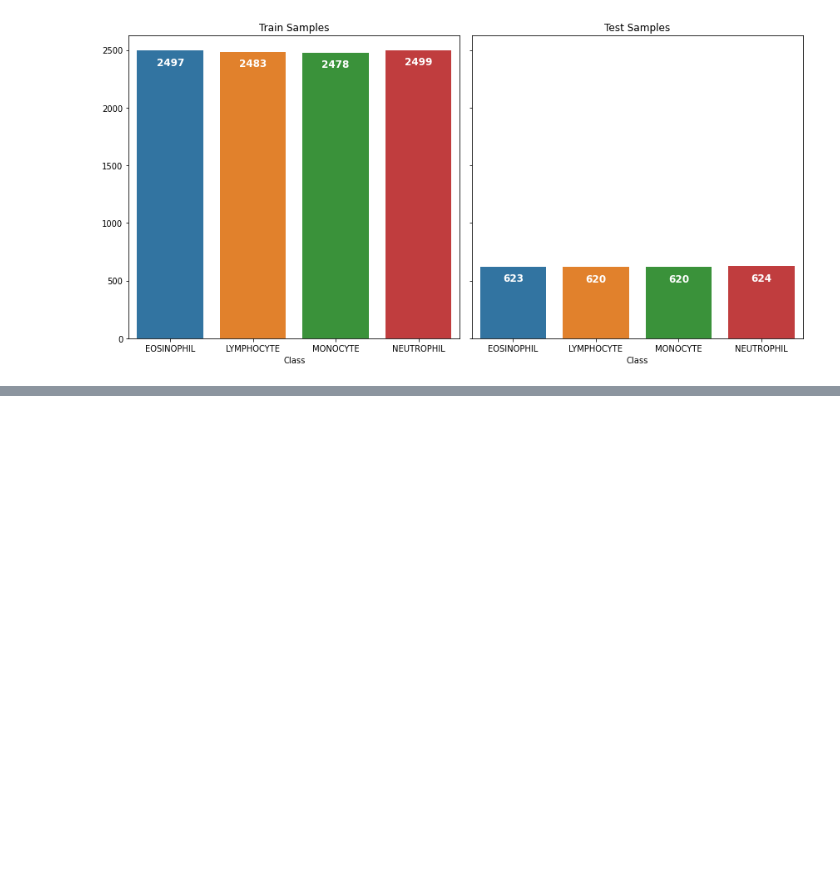
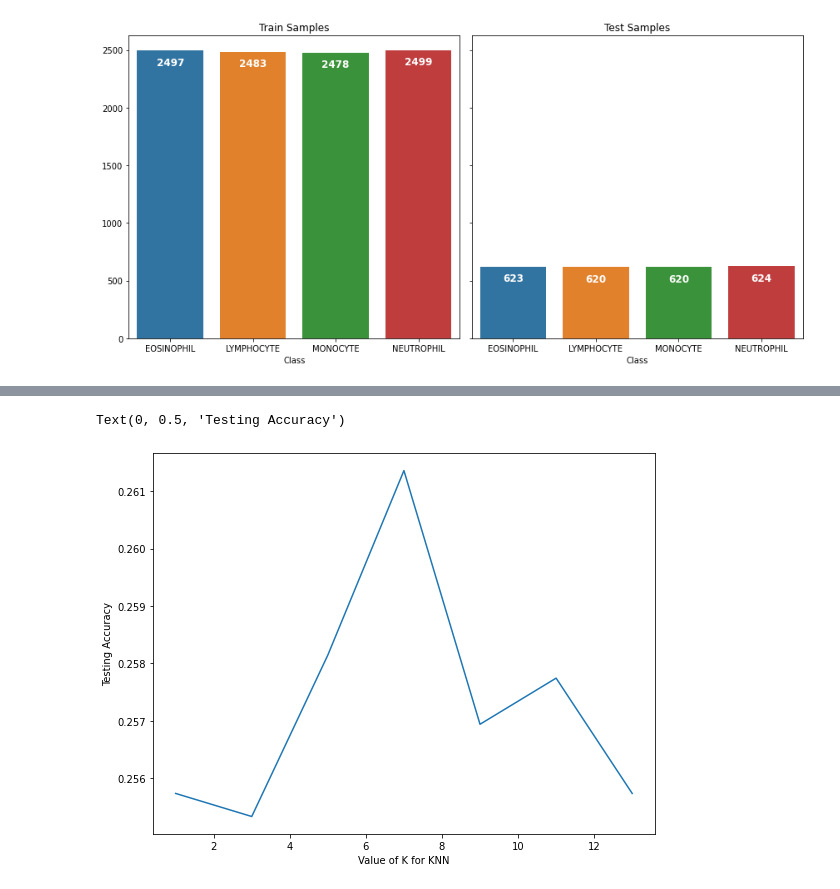
Before and after one commit to noamya-sh/Blood-Cells-ML-Course, a Jupyter notebook: Final Project - Blood cells.ipynb, the cells around one changed output, grey strips where cells are left out. Cells and saved outputs as stored; diff of their text form; code cells hidden in the pictures; blank space fills up the shorter version.

```diff
--- a/Final Project - Blood cells.ipynb
+++ b/Final Project - Blood cells.ipynb
@@ -198,0 +271,3 @@ plt.imshow(np.array(mono_train.iloc[2, :-1]).reshape((120, 160, 3)))
+# %%
+df_train_max_poll = pd.read_csv('C:/Users/נעמיה/OneDrive - Ariel University/ML project/train_pca_mpool.csv')
+df_test_max_poll = pd.read_csv('C:/Users/נעמיה/OneDrive - Ariel University/ML project/test_pca_mpool.csv')
@@ -198,0 +276,3 @@ plt.imshow(np.array(mono_train.iloc[2, :-1]).reshape((120, 160, 3)))
+# %%
+X_train, y_train = df_train_max_poll.iloc[:, :-1], df_train_max_poll.iloc[:, -1]
+X_test, y_test = df_test_max_poll.iloc[:, :-1], df_test_max_poll.iloc[:, -1]
@@ -198,0 +295,16 @@ plt.imshow(np.array(mono_train.iloc[2, :-1]).reshape((120, 160, 3)))
+# %%
+k_range = list(range(1, 14, 2))
+scores = []
+for k in k_range:
+    knn = KNeighborsClassifier(n_neighbors=k)
+    knn.fit(X_train, y_train)
+    y_pred = knn.predict(X_test)
+    scores.append(metrics.accuracy_score(y_test, y_pred))
+# %%
+plt.subplots(figsize=(9, 7))
+plt.plot(k_range, scores)
+plt.xlabel('Value of K for KNN')
+plt.ylabel('Testing Accuracy')
+# %% [output]
+Text(0, 0.5, 'Testing Accuracy')
+[figure, added]
```
Also changed, not shown: parts of 36 cells of this notebook.
